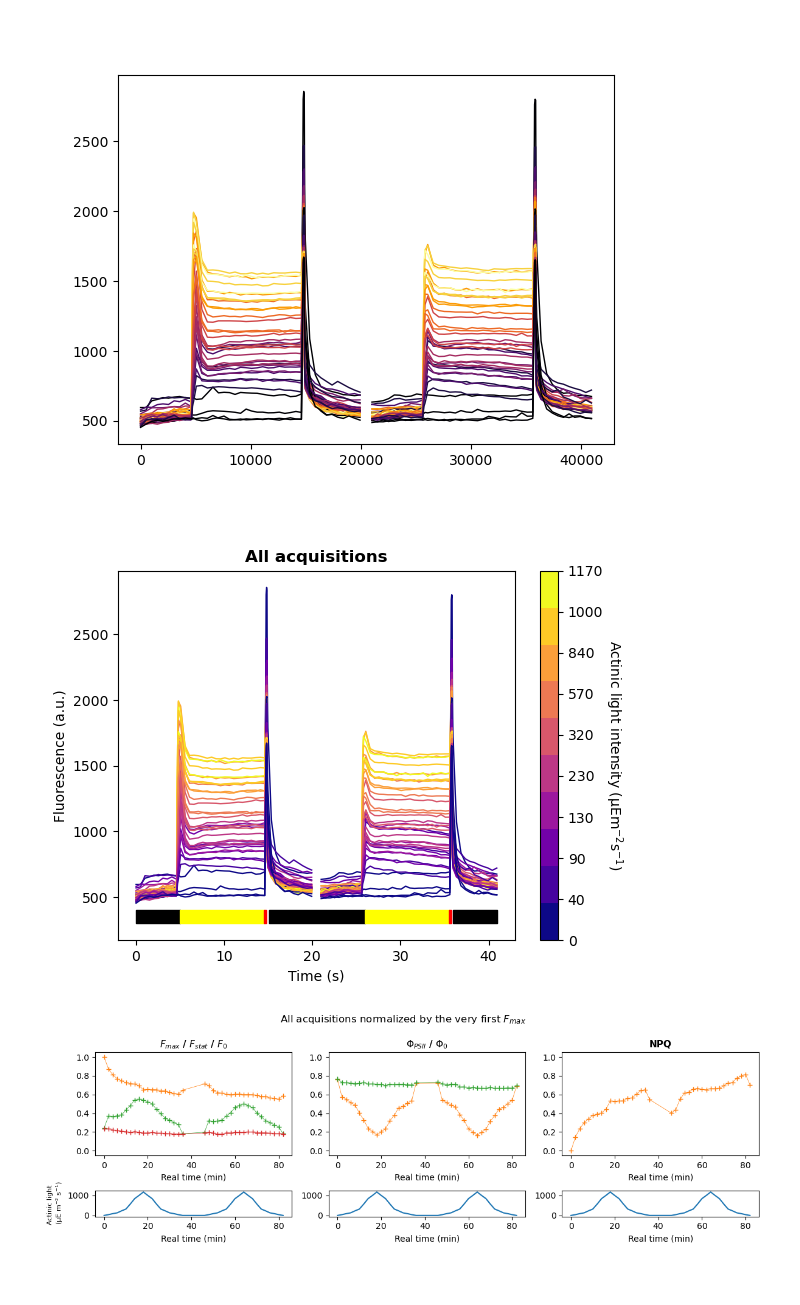
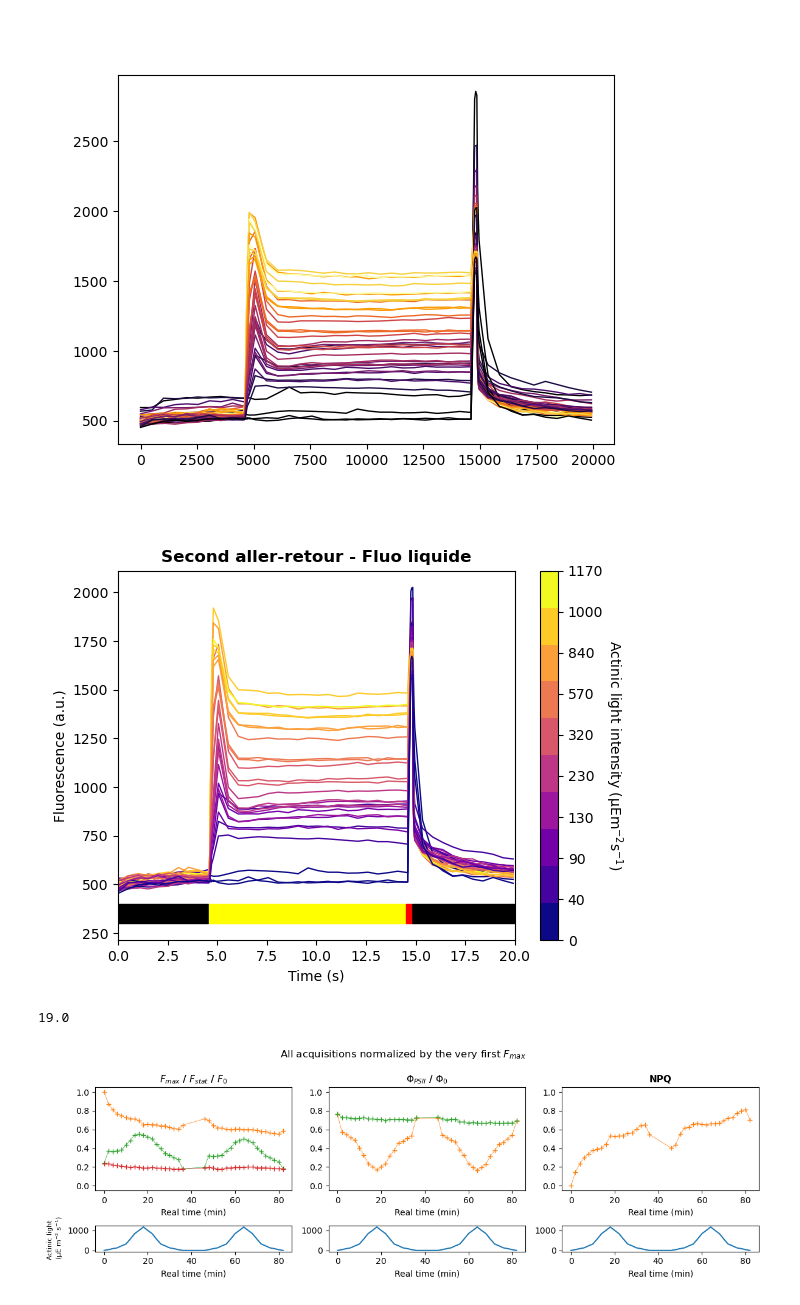
Before and after one commit to orlandomarcelo/DREAM_repo, a Jupyter notebook: Notebooks/cross_validation.ipynb, the cells around one changed output. Cells and saved outputs as stored; diff of their text form; code cells hidden in the pictures.

Commit message:
visualization

```diff
--- a/Notebooks/cross_validation.ipynb
+++ b/Notebooks/cross_validation.ipynb
@@ -37,45 +37,50 @@ for k, i in enumerate(fluo_liquide.Data.keys()):
     actinic = All_Acquisitions_df.Actinic[All_Acquisitions_df.Record == float(i.replace('E', ''))]
     if k % 2 == 0:
         ax.plot(fluo_liquide.Time , fluo_liquide.Data[i], '-', linewidth = 1, color = cmap(act.index(actinic.values[0])), label = actinic)
-    else:
-        ax.plot(fluo_liquide.Time + 21000 , fluo_liquide.Data[i], '-', linewidth = 1, color = cmap(act.index(actinic.values[0])), label = actinic)
+    #else:
+        #ax.plot(fluo_liquide.Time + 21000 , fluo_liquide.Data[i], '-', linewidth = 1, color = cmap(act.index(actinic.values[0])), label = actinic)
 # %% [output]
-[figure, old version]
+[figure, new version]
 # %%
 import matplotlib.cm as cm
 import matplotlib.colors as colors
 from matplotlib.cm import ScalarMappable
 
 fig, ax = plt.subplots()
 act = sorted(list(set(All_Acquisitions_df.Actinic)))
 cmap = plt.cm.get_cmap('plasma', len(act))
 
 for k, i in enumerate(fluo_liquide.Data.keys()):
     actinic = All_Acquisitions_df.Actinic[All_Acquisitions_df.Record == float(i.replace('E', ''))]
-    if k % 2 == 0:
+    if k % 2 == 0 and k > 19:
         ax.plot(fluo_liquide.Time/1000 , fluo_liquide.Data[i],  linewidth = 1, color = cmap(act.index(actinic.values[0])), label = actinic)
-    else:
-        ax.plot(fluo_liquide.Time/1000 + 21 , fluo_liquide.Data[i], linewidth = 1, color = cmap(act.index(actinic.values[0])), label = actinic)
+    #else:
+    #    ax.plot(fluo_liquide.Time/1000 + 21 , fluo_liquide.Data[i], linewidth = 1, color = cmap(act.index(actinic.values[0])), label = actinic)
 
 # add cmap legend
 sm = ScalarMappable(norm=colors.Normalize(vmin=0, vmax=len(act)-1), cmap=cmap)
 sm.set_array([])
 cbar = plt.colorbar(sm, ticks=range(len(act)))
 cbar.ax.set_yticklabels(act)
 cbar.ax.set_ylabel('Actinic light intensity (µEm$^{-2}$s$^{-1}$)', rotation=270, labelpad=15)
 
 ax.set_xlabel('Time (s)')
 ax.set_ylabel('Fluorescence (a.u.)')
-ax.set_title('All acquisitions', fontweight = 'bold')
+ax.set_title('Second aller-retour - Fluo liquide', fontweight = 'bold')
 
 time = np.linspace(0, max(fluo_liquide.Time/1000 + 21), 1000)
-ax.fill_between(time, 300, 400, color='black', where=np.logical_or.reduce((time < 5, np.logical_and(time > 15, time < 26), time > 36)))
-ax.fill_between(time, 300, 400, color='yellow', where= ~np.logical_or.reduce((time < 5, np.logical_and(time > 14.5, time < 26), time > 35.5)))
+ax.fill_between(time, 300, 400, color='black', where=np.logical_or.reduce((time < 4.57, np.logical_and(time > 14.8, time < 26), time > 36)))
+ax.fill_between(time, 300, 400, color='yellow', where= ~np.logical_or.reduce((time < 4.57, np.logical_and(time > 14.5, time < 26), time > 35.5)))
 ax.fill_between(time, 300, 400, color='red', where= np.logical_or.reduce((np.logical_and(time > 14.5, time < 14.8), np.logical_and(time > 35.5, time < 35.8) )))
+ax.set_xlim(0,20)
 
 fig.savefig(fig_folder + "/all_acq_raw.png", dpi = 300)
 # %% [output]
-[figure, old version]
+[figure, new version]
+# %%
+len(fluo_liquide.Data.keys())/4
+# %% [output]
+19.0
 # %%
 def compute_params(Data_df, Acquisitions_df):
 
```
Also changed, not shown: parts of 2 cells of this notebook, 6 other files.
